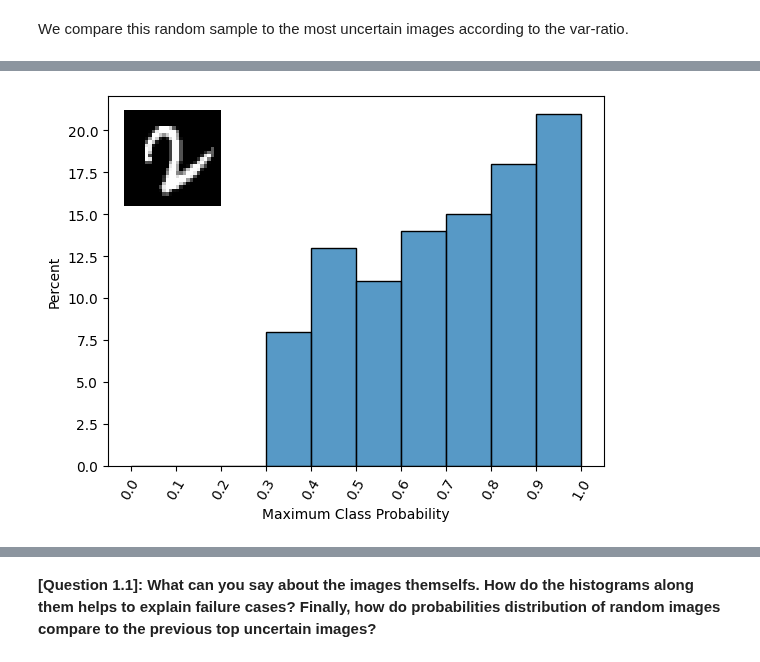
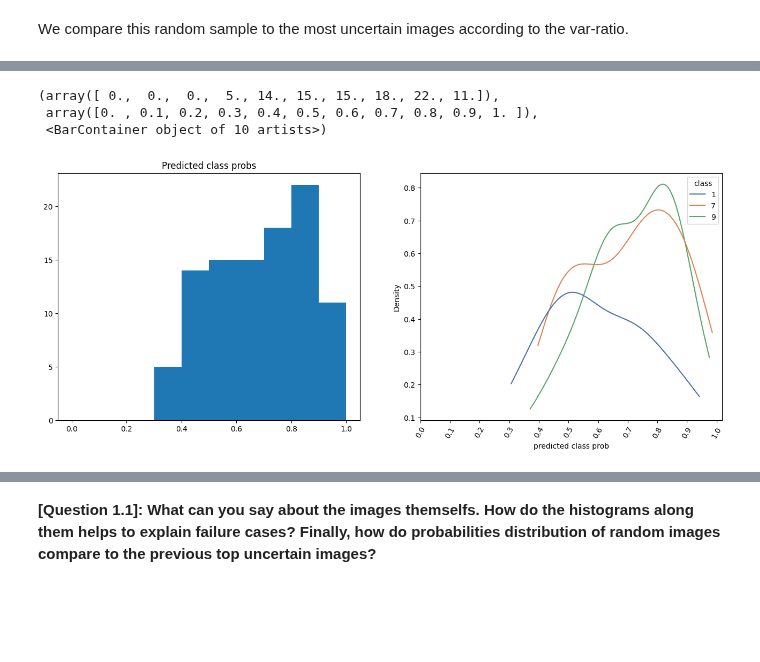
Before and after one commit to CharlesAttend/M2-DAC, a Jupyter notebook: RDFIA/TME/Section3/3_c_Uncertainty_Applications.ipynb, the cells around one changed output, grey strips where cells are left out. Cells and saved outputs as stored; diff of their text form; code cells hidden in the pictures; blank space fills up the shorter version.

```diff
--- a/RDFIA/TME/Section3/3_c_Uncertainty_Applications.ipynb
+++ b/RDFIA/TME/Section3/3_c_Uncertainty_Applications.ipynb
@@ -449,22 +437,23 @@ plot_predicted_images(
 # %%
-# fig, (ax1, ax2) = plt.subplots(1, 2, figsize=(8 * 2, 6))
+fig, (ax1, ax2) = plt.subplots(1, 2, figsize=(8 * 2, 6))
 
-idx = sort[-2]
+idx = sort[-3]
 probs, pred_class = mc_samples[idx].max(1)
 probs, pred_class = probs.numpy(), pred_class.numpy()
-df = pd.DataFrame({"Maximum Class Probability": probs, "class": pred_class})
-# sns.histplot(df, x="Maximum Class Probability", hue="class", bins=np.arange(0, 1.1, 0.1), palette='deep', multiple="dodge")
+df = pd.DataFrame({"predicted class prob": probs, "class": pred_class})
+# sns.histplot(df, x="predicted class prob", hue="class", bins=np.arange(0, 1.1, 0.1), palette='deep', multiple="dodge")
 # plt.show()
+
+sns.kdeplot(df, x="predicted class prob", hue="class", cut=0, palette="deep", ax=ax2)
+plt.xticks(np.arange(0, 1.1, 0.1), rotation=60)
+
+# plt.subplot(5, 7, 1 + 7 * i + 3)
+# ax1.set_xticks(ax2.get_xticks())
+ax1.set_title("Predicted class probs")
+ax1.hist(mc_samples[idx].max(1)[0], bins=np.arange(0, 1.1, 0.1))
+# plt.xticks(np.arange(0, 1.1, 0.1), rotation=60)
+# %% [output]
+(array([ 0.,  0.,  0.,  5., 14., 15., 15., 18., 22., 11.]),
+ array([0. , 0.1, 0.2, 0.3, 0.4, 0.5, 0.6, 0.7, 0.8, 0.9, 1. ]),
+ <BarContainer object of 10 artists>)
+[figure, added]
-# %%
-# plt.subplot(5, 7, 1 + 7 * i + 3)
-# ax1.set_xticks(ax2.get_xticks())
-plt.gca().set_xlabel("Maximum Class Probability")
-sns.histplot(mc_samples[idx].max(1)[0], bins=np.arange(0, 1.1, 0.1), stat="percent")
-# ax1.hist(mc_samples[idx].max(1)[0], bins=np.arange(0, 1.1, 0.1))
-plt.xticks(np.arange(0, 1.1, 0.1), rotation=60)
-newax = plt.gcf().add_axes([0.15,0.65,0.2,0.2], anchor='NW', zorder=1)
-newax.imshow(test_loader.dataset.data[idx], cmap="gray")
-newax.axis('off')
-plt.savefig("figs/3c/MCP_barplot.pdf", dpi=100, bbox_inches="tight")
-# %% [output]
-[figure, removed]
```
Also changed, not shown: parts of 7 cells of this notebook, 9 other files.
